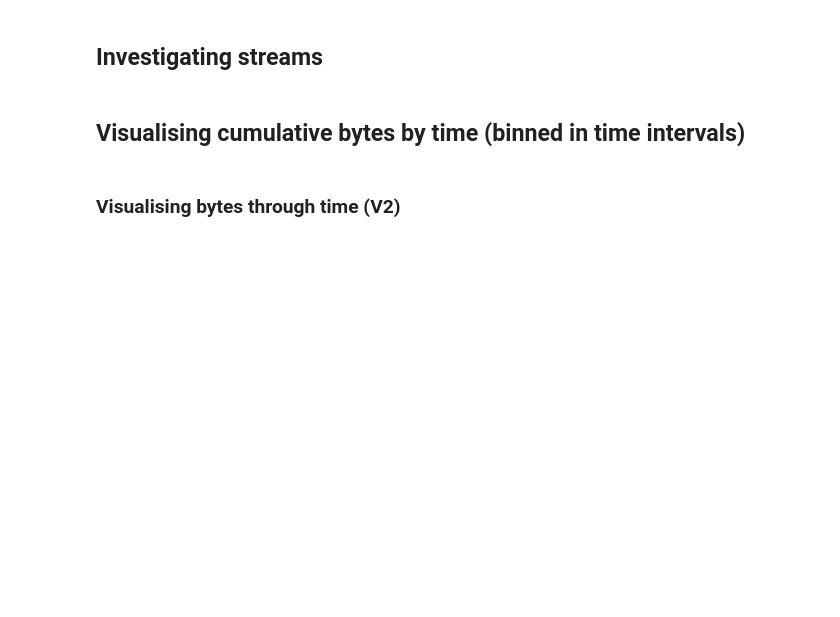
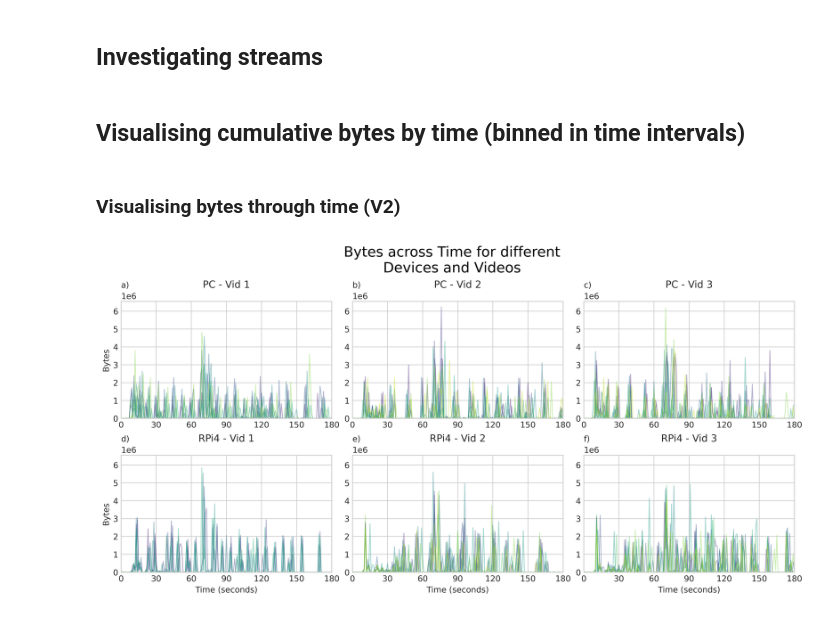
Before and after one commit to tlee08/XL-NTA_honours_dev, a Jupyter notebook: 2_analyse/analyse_wlan.ipynb, the cells around one changed output. Drawn from its saved outputs; the diff is of its cells as text; code cells hidden in the pictures; blank space fills up the shorter version.

```diff
--- a/2_analyse/analyse_wlan.ipynb
+++ b/2_analyse/analyse_wlan.ipynb
@@ -211,31 +211,33 @@ for i, dev in enumerate(devices.values()):
             ax=axes[i, j],
         )
         # CUSTOMISING APPEARANCE
         # Removing legend
         axes[i, j].legend().remove()
         # Setting x-axis tick and limits
         axes[i, j].set_xticks(np.linspace(0, 180, 7, True))
         axes[i, j].set_xlim(0, 180)
         # Setting y-axis tick and limits
         axes[i, j].set_ylim(0, df_binned_comb[feature].max()*1.05)
         # Remove axes titles
         axes[i, j].set_xlabel(None)
         axes[i, j].set_ylabel(None)
         # Adding titles
         axes[i, j].set_title(f"{chr(ord('a')+i*ncols+j)})", loc='left', fontsize='medium')
         axes[i, j].set_title(f"{dev} - {vid}")
 
 # Adding axes titles for the left and bottom edges
 # bottom row x-axis - Time axis:
 for i in np.arange(axes.shape[1]):
     axes[-1, i].set_xlabel("Time (seconds)")
 # Left column y-axis - statistic/measure:
 for i in np.arange(axes.shape[0]):
     axes[i, 0].set_ylabel(feature)
 # Setting overall figure title
-fig.suptitle("Features extracted from MAC Frames for different\nDevices and Videos", fontsize="xx-large")
+fig.suptitle("Bytes across Time for different\nDevices and Videos", fontsize="xx-large")
 
 # Plot fig
 fig.savefig(os.path.join(plt_dir, "MAC_intro_example.png"))
 # fig.clf()
 # plt.close()
+# %% [output]
+[figure, added]
```
